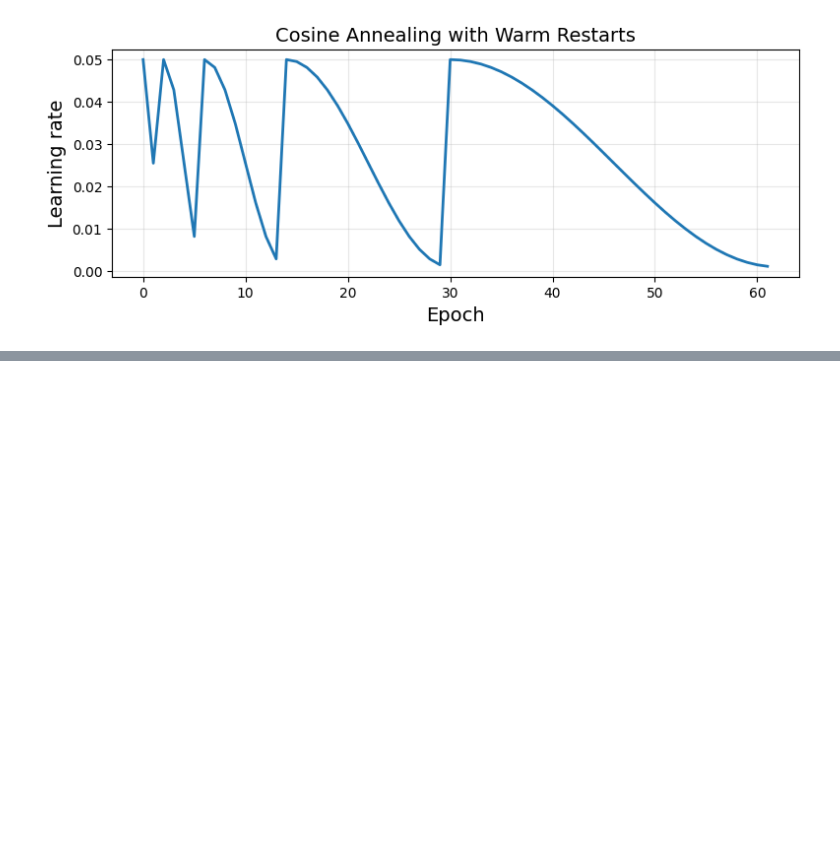
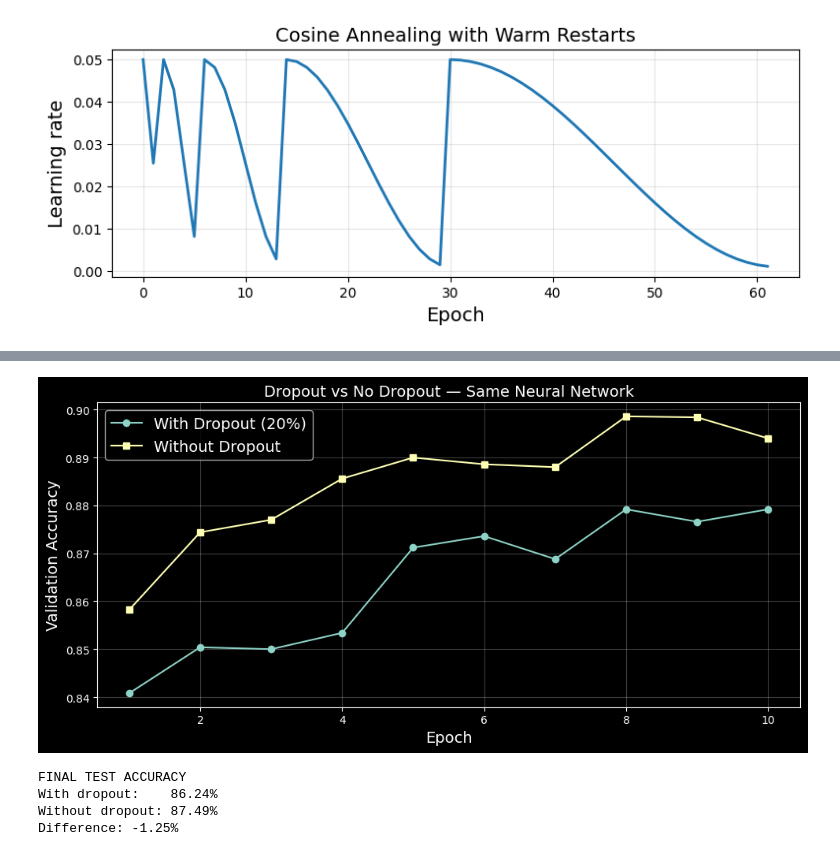
Before and after one commit to oabdelhalim8/ML---10, a Jupyter notebook: ML_project.ipynb, the cells around one changed output, grey strips where cells are left out. Drawn from its saved outputs; the diff is of its cells as text; code cells hidden in the pictures; blank space fills up the shorter version.

```diff
--- a/ML_project.ipynb
+++ b/ML_project.ipynb
@@ -1191,0 +1304,11 @@ Epoch 62/62 | Loss: 0.2816 | Test accuracy: 0.8735 | LR: 0.00112
+# %%
+torch.manual_seed(42)
+model = nn.Sequential(
+    nn.Flatten(),
+    nn.Dropout(p=0.2), nn.Linear(28 * 28, 100), nn.ReLU(),
+    nn.Dropout(p=0.2), nn.Linear(100, 100), nn.ReLU(),
+    nn.Dropout(p=0.2), nn.Linear(100, 10)
+).to(device)
+model.apply(use_he_init)
+optimizer = torch.optim.SGD(model.parameters(), lr=0.01, momentum=0.9)
+history_dropout, acc_dropout = test_optimizer(model, optimizer, batch_size=32)
@@ -1191,0 +1365,45 @@ Epoch 62/62 | Loss: 0.2816 | Test accuracy: 0.8735 | LR: 0.00112
+# %%
+import matplotlib.pyplot as plt
+
+# Validation accuracy across epochs
+dropout_acc = history_dropout["valid_metrics"]
+nodropout_acc = history_nodropout["valid_metrics"]
+
+epochs = range(1, len(dropout_acc) + 1)
+
+plt.style.use("dark_background")
+plt.figure(figsize=(10, 5))
+
+plt.plot(
+    epochs,
+    dropout_acc,
+    marker="o",
+    label="With Dropout (20%)"
+)
+
+plt.plot(
+    epochs,
+    nodropout_acc,
+    marker="s",
+    label="Without Dropout"
+)
+
+plt.xlabel("Epoch")
+plt.ylabel("Validation Accuracy")
+plt.title("Dropout vs No Dropout — Same Neural Network")
+plt.legend()
+plt.grid(alpha=0.25)
+plt.tight_layout()
+plt.show()
+
+# Final test accuracy comparison
+print("FINAL TEST ACCURACY")
+print(f"With dropout:    {acc_dropout.item():.2%}")
+print(f"Without dropout: {acc_nodropout.item():.2%}")
+print(f"Difference: {(acc_dropout.item() - acc_nodropout.item()):+.2%}")
+# %% [output]
+[figure, added]
+FINAL TEST ACCURACY
+With dropout:    86.24%
+Without dropout: 87.49%
+Difference: -1.25%
```
Also changed, not shown: parts of 10 cells of this notebook.
